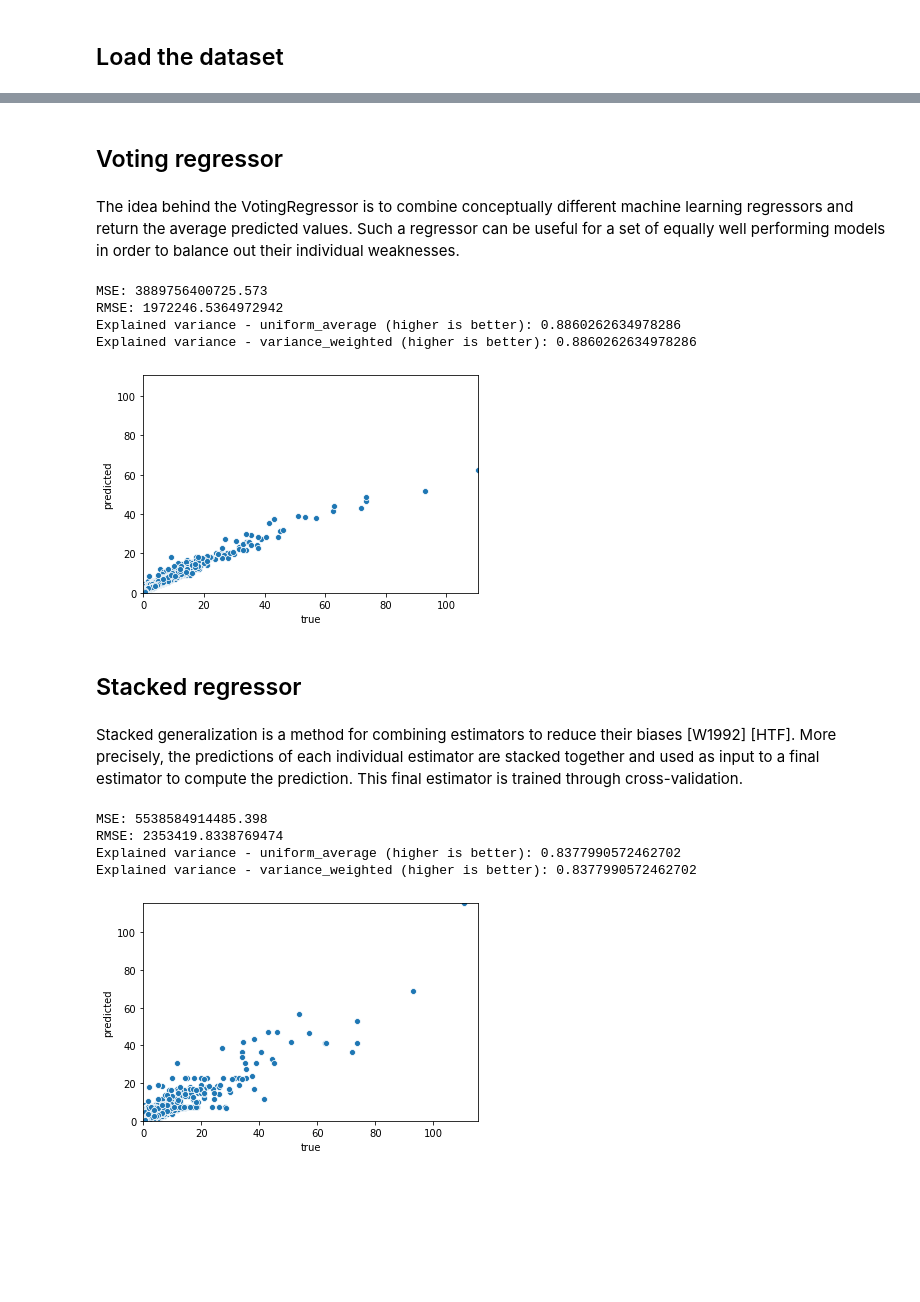
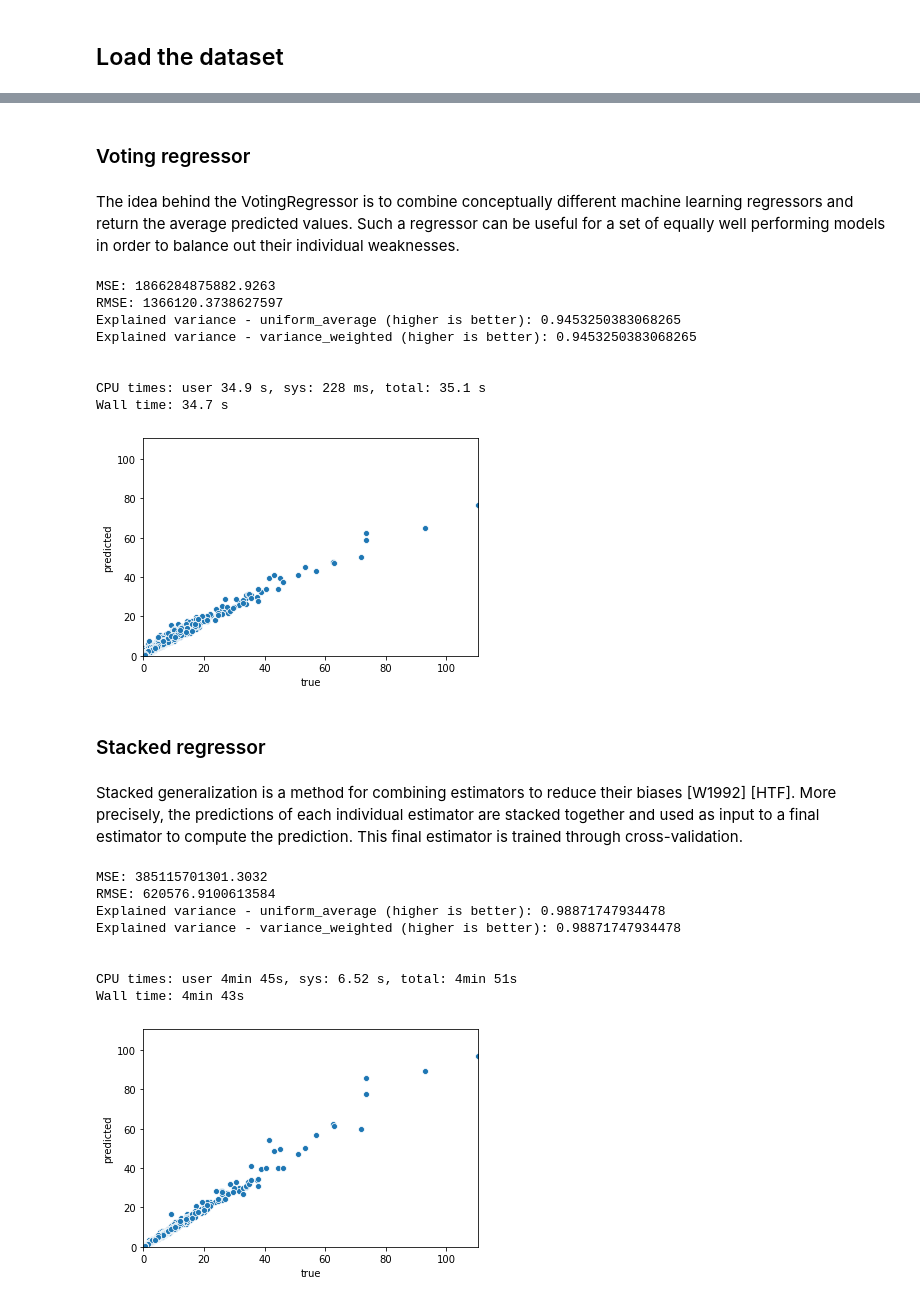
Before and after one commit to timzatko/fifa-19-dataset-machine-learning, a Jupyter notebook: notebooks/12_ensemble_regression.ipynb, the cells around one changed output, grey strips where cells are left out. Saved outputs shown, nothing was run; the diff lists cells and outputs as text; code cells hidden in the pictures; blank space fills up the shorter version.

Commit message:
Update regression notebooks with conslucion and other estimators

```diff
--- a/notebooks/12_ensemble_regression.ipynb
+++ b/notebooks/12_ensemble_regression.ipynb
@@ -22,44 +60,73 @@ X_train, X_test, y_train, y_test = dataset.get_data('Value')
 # %% [markdown]
-## Voting regressor
+### Voting regressor
 # %% [markdown]
 The idea behind the VotingRegressor is to combine conceptually different machine learning regressors and return the average predicted values. Such a regressor can be useful for a set of equally well performing models in order to balance out their individual weaknesses.
 # %%
+%%time
+
+from sklearn.linear_model import LinearRegression
+
 from sklearn.ensemble import GradientBoostingRegressor
 from sklearn.ensemble import RandomForestRegressor
-from sklearn.linear_model import LinearRegression
 from sklearn.ensemble import VotingRegressor
 
-reg1 = GradientBoostingRegressor(random_state=1, n_estimators=10)
-reg2 = RandomForestRegressor(random_state=1, n_estimators=10)
+reg1 = GradientBoostingRegressor(random_state=42)
+reg2 = RandomForestRegressor(random_state=42)
 reg3 = LinearRegression()
-vreg = VotingRegressor(estimators=[('gb', reg1), ('rf', reg2), ('lr', reg3)])
+
+vreg = VotingRegressor(estimators=[
+    ('gb', reg1),
+    ('rf', reg2),
+    ('lr', reg3)
+])
+
 vreg = vreg.fit(X_train, y_train)
 
 custom_regression_report(vreg, X_test, y_test)
 # %% [output]
-MSE: 3889756400725.573
-RMSE: 1972246.5364972942
-Explained variance - uniform_average (higher is better): 0.8860262634978286
-Explained variance - variance_weighted (higher is better): 0.8860262634978286
+MSE: 1866284875882.9263
+RMSE: 1366120.3738627597
+Explained variance - uniform_average (higher is better): 0.9453250383068265
+Explained variance - variance_weighted (higher is better): 0.9453250383068265
+
+
+CPU times: user 34.9 s, sys: 228 ms, total: 35.1 s
+Wall time: 34.7 s
-[figure, old version]
+[figure, new version]
 # %% [markdown]
-## Stacked regressor
+### Stacked regressor
 # %% [markdown]
 Stacked generalization is a method for combining estimators to reduce their biases [W1992] [HTF]. More precisely, the predictions of each individual estimator are stacked together and used as input to a final estimator to compute the prediction. This final estimator is trained through cross-validation.
 # %%
-from sklearn.linear_model import RidgeCV, LassoCV
+%%time
+
+from sklearn.linear_model import RidgeCV, LassoCV, LinearRegression
+
 from sklearn.svm import SVR
+
 from sklearn.ensemble import GradientBoostingRegressor
 from sklearn.ensemble import StackingRegressor
+from sklearn.ensemble import RandomForestRegressor
 
-estimators = [('ridge', RidgeCV()), ('lasso', LassoCV(random_state=42)), ('svr', SVR(C=1, gamma=1e-6))]
+estimators = [
+    ('rf', RandomForestRegressor(random_state=42)),
+    ('lr', LinearRegression()),
+    ('ridge', RidgeCV()),
+    ('lasso', LassoCV(random_state=42)),
+    ('svr', SVR())
+]
+
 reg = StackingRegressor(estimators=estimators, final_estimator=GradientBoostingRegressor(random_state=42))
 reg = reg.fit(X_train, y_train)
 
 custom_regression_report(reg, X_test, y_test)
 # %% [output]
-MSE: 5538584914485.398
-RMSE: 2353419.8338769474
-Explained variance - uniform_average (higher is better): 0.8377990572462702
-Explained variance - variance_weighted (higher is better): 0.8377990572462702
+MSE: 385115701301.3032
+RMSE: 620576.9100613584
+Explained variance - uniform_average (higher is better): 0.98871747934478
+Explained variance - variance_weighted (higher is better): 0.98871747934478
+
+
+CPU times: user 4min 45s, sys: 6.52 s, total: 4min 51s
+Wall time: 4min 43s
-[figure, old version]
+[figure, new version]
```
Also changed, not shown: parts of 7 cells of this notebook, 1 other file.
